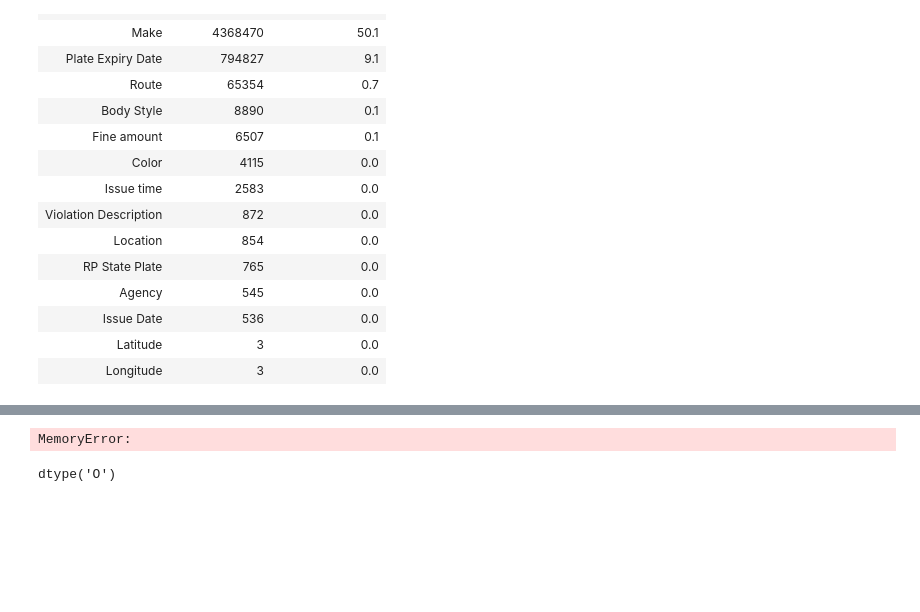
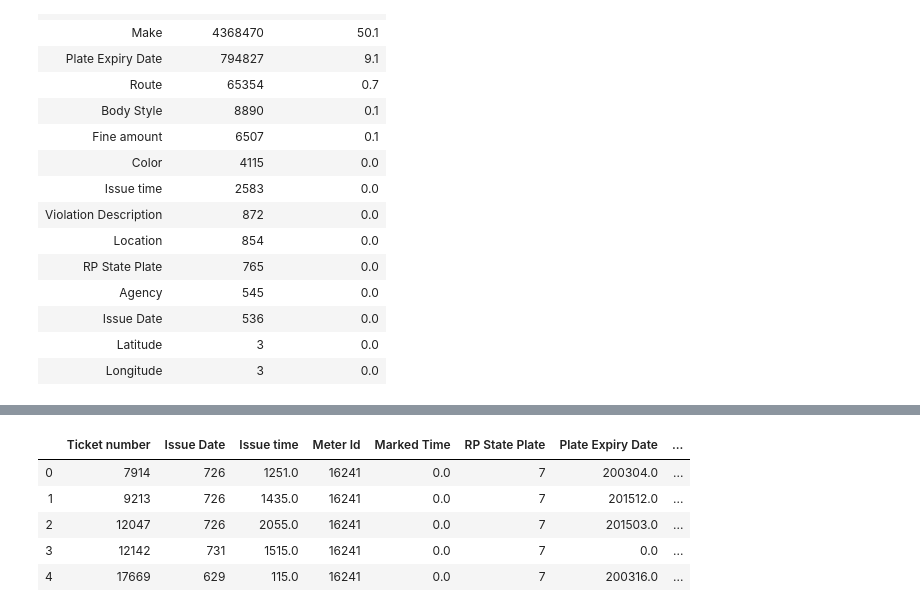
Before and after one commit to m0bi/parking, a Jupyter notebook: Imputation.ipynb, the cells around one changed output, grey strips where cells are left out. Saved outputs shown, nothing was run; the diff lists cells and outputs as text; code cells hidden in the pictures; blank space fills up the shorter version.

```diff
--- a/Imputation.ipynb
+++ b/Imputation.ipynb
@@ -113,0 +161,4 @@ data["Issue Date"].fillna("2016-01-19T00:00:00", inplace=True)
+# %%
+data["Color"].fillna("NA", inplace=True)
+# %%
+data["Issue time"].fillna(0, inplace=True)
@@ -113,0 +204,2 @@ data["Issue Date"].fillna("2016-01-19T00:00:00", inplace=True)
+# %%
+data["Agency"].fillna(54.0, inplace=True)
@@ -153,8 +263,6 @@ data["Location"] = le.fit_transform(data["Location"])
 data["Ticket number"] = data["Ticket number"].apply(lambda x: str(x))
 # %%
 data["Ticket number"] = le.fit_transform(data["Ticket number"])
-# %%
-data["Issue Date"] = pd.to_datetime(data["Issue Date"])
 # %%
 data["Issue Date"] = le.fit_transform(data["Issue Date"])
 # %%
@@ -182,17 +291,12 @@ dtype: object
 # %%
 data["Latitude"] = data["Latitude"].apply(lambda x: float(x))
 data["Longitude"] = data["Longitude"].apply(lambda x: float(x))
-# %%
-clusters = 3
-while clusters < 20:
-    k = KMeans(n_clusters = clusters, n_jobs = -1)
-    preds = k.fit_predict(data.values)
-    sil = silhouette_score(data.values, preds)
-    print(clusters, sil)
-    clusters +=1
-# %% [output]
-MemoryError:
-# %%
-marked_time.dtype
-# %% [output]
-dtype('O')
+# %%
+data.head()
+# %% [output]
+|  | Ticket number | Issue Date | Issue time | Meter Id | Marked Time | RP State Plate | Plate Expiry Date | ... |
+| 0 | 7914 | 726 | 1251.0 | 16241 | 0.0 | 7 | 200304.0 | ... |
+| 1 | 9213 | 726 | 1435.0 | 16241 | 0.0 | 7 | 201512.0 | ... |
+| 2 | 12047 | 726 | 2055.0 | 16241 | 0.0 | 7 | 201503.0 | ... |
+| 3 | 12142 | 731 | 1515.0 | 16241 | 0.0 | 7 | 0.0 | ... |
+| 4 | 17669 | 629 | 115.0 | 16241 | 0.0 | 7 | 200316.0 | ... |
```
Also changed, not shown: parts of 47 cells of this notebook.
